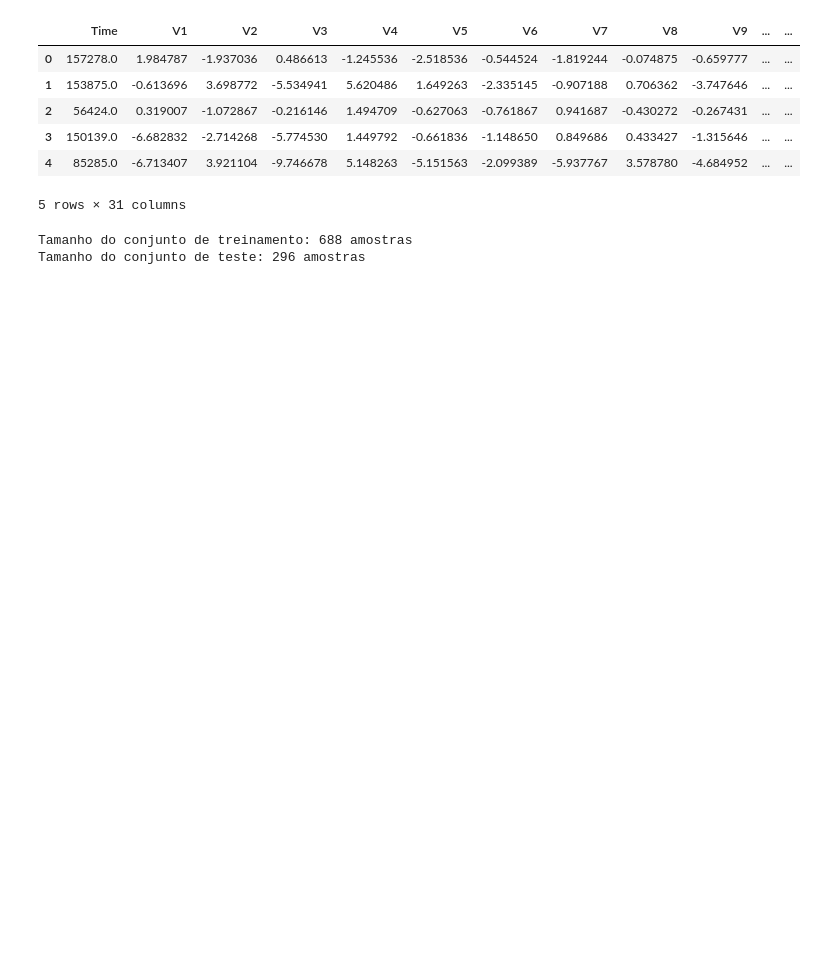
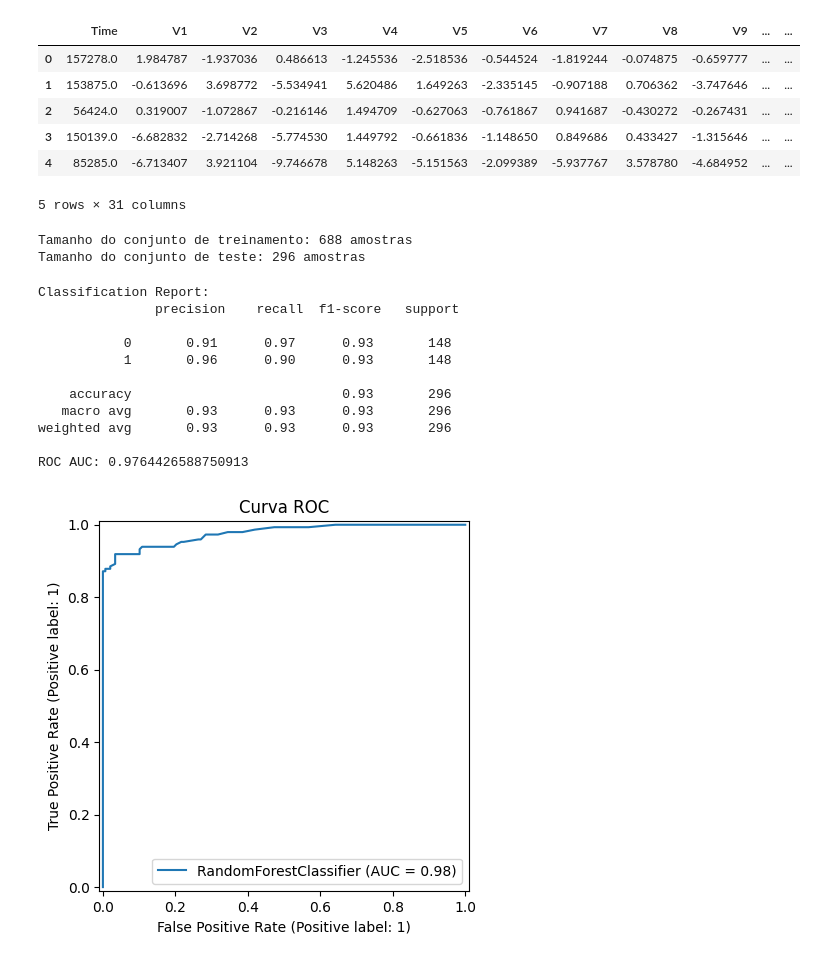
Before and after one commit to SamuelJEAlves/credit-card-fraud-detection, a Jupyter notebook: modelo.ipynb, the cells around one changed output. Drawn from its saved outputs; the diff is of its cells as text; code cells hidden in the pictures; blank space fills up the shorter version.

Commit message:
random forest

```diff
--- a/modelo.ipynb
+++ b/modelo.ipynb
@@ -28,3 +28,47 @@ print(f"Tamanho do conjunto de teste: {X_test.shape[0]} amostras")
 # %% [output]
 Tamanho do conjunto de treinamento: 688 amostras
 Tamanho do conjunto de teste: 296 amostras
+# %%
+from sklearn.ensemble import RandomForestClassifier
+from sklearn.metrics import classification_report, confusion_matrix, roc_auc_score, RocCurveDisplay
+import seaborn as sns
+import matplotlib.pyplot as plt
+
+# Treina o modelo
+model = RandomForestClassifier(class_weight='balanced', random_state=42)
+model.fit(X_train, y_train)
+
+# Previsões
+y_pred = model.predict(X_test)
+y_prob = model.predict_proba(X_test)[:, 1]
+
+# Avaliação
+print("Classification Report:\n", classification_report(y_test, y_pred))
+print("ROC AUC:", roc_auc_score(y_test, y_prob))
+
+# Curva ROC
+RocCurveDisplay.from_estimator(model, X_test, y_test)
+plt.title("Curva ROC")
+plt.show()
+
+# Plot da matriz de confusão
+conf_matrix = confusion_matrix(y_test, y_pred)
+plt.figure(figsize=(8, 6))
+sns.heatmap(conf_matrix, annot=True, fmt='d', cmap='Blues', xticklabels=['Classe 0', 'Classe 1'], yticklabels=['Classe 0', 'Classe 1'])
+plt.xlabel('Predicted')
+plt.ylabel('Actual')
+plt.title('Matriz de Confusão')
+plt.show()
+# %% [output]
+Classification Report:
+               precision    recall  f1-score   support
+
+           0       0.91      0.97      0.93       148
+           1       0.96      0.90      0.93       148
+
+    accuracy                           0.93       296
+   macro avg       0.93      0.93      0.93       296
+weighted avg       0.93      0.93      0.93       296
+
+ROC AUC: 0.9764426588750913
+[figure, added]
```
Also changed, not shown: parts of 4 cells of this notebook.
